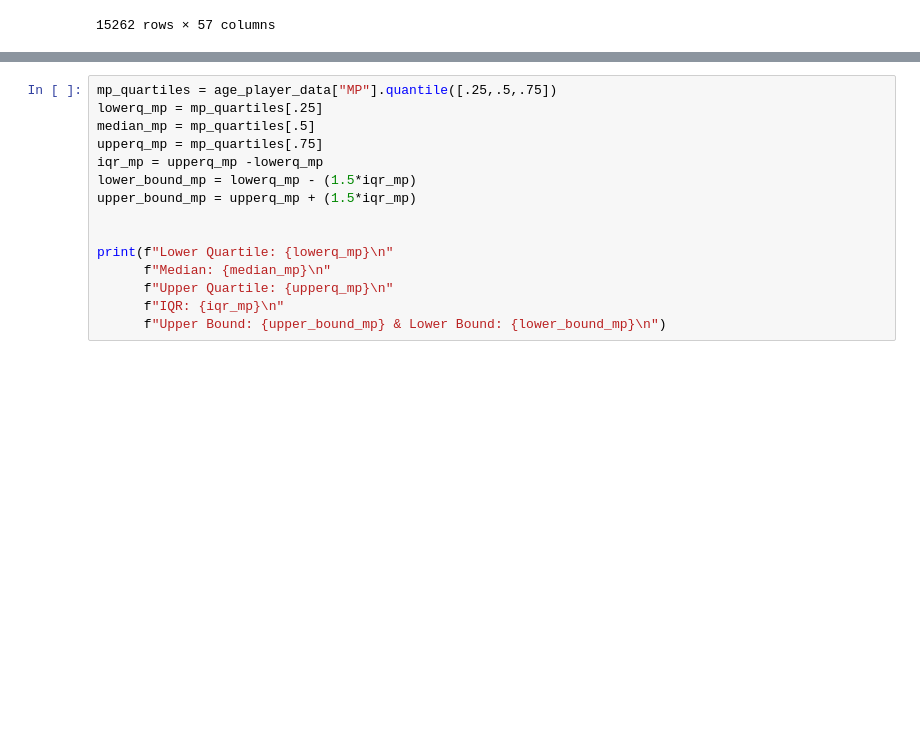
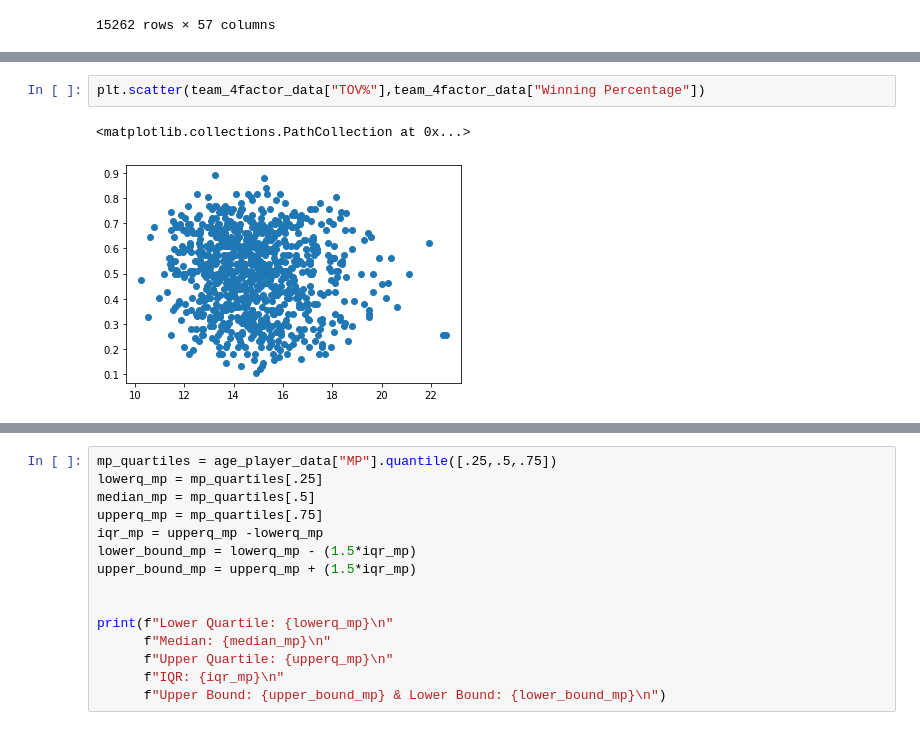
Before and after one commit to Kate-Yayla/Project1-Historical-NBA-Analysis, a Jupyter notebook: NBA Analysis.ipynb, the cells around one changed output, grey strips where cells are left out. Saved outputs shown, nothing was run; the diff lists cells and outputs as text; blank space fills up the shorter version.

```diff
--- a/NBA Analysis.ipynb
+++ b/NBA Analysis.ipynb
@@ -143,0 +181,5 @@ age_player_data
+# %%
+plt.scatter(team_4factor_data["TOV%"],team_4factor_data["Winning Percentage"])
+# %% [output]
+<matplotlib.collections.PathCollection at 0x...>
+[figure, added]
```
Also changed, not shown: parts of 23 cells of this notebook.
